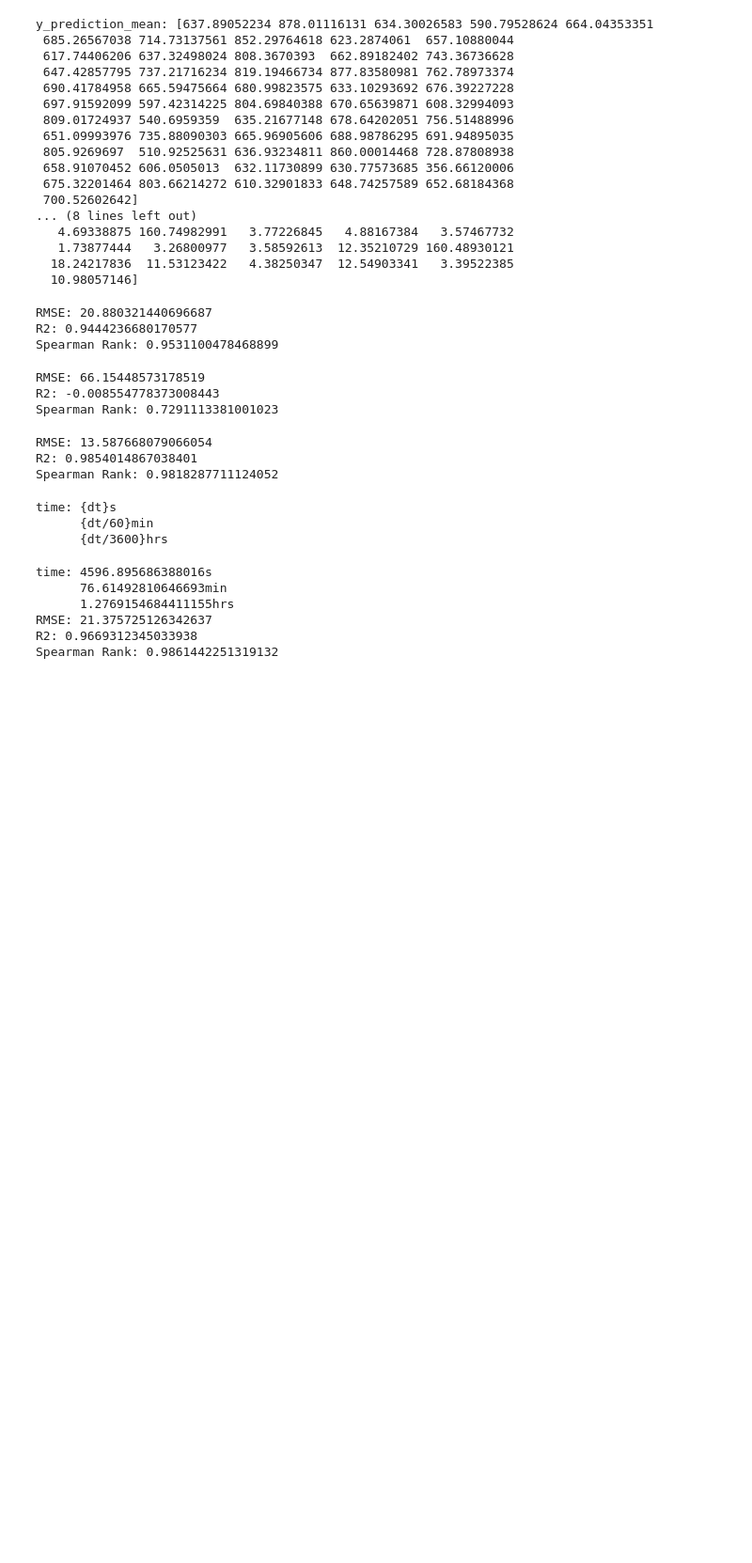
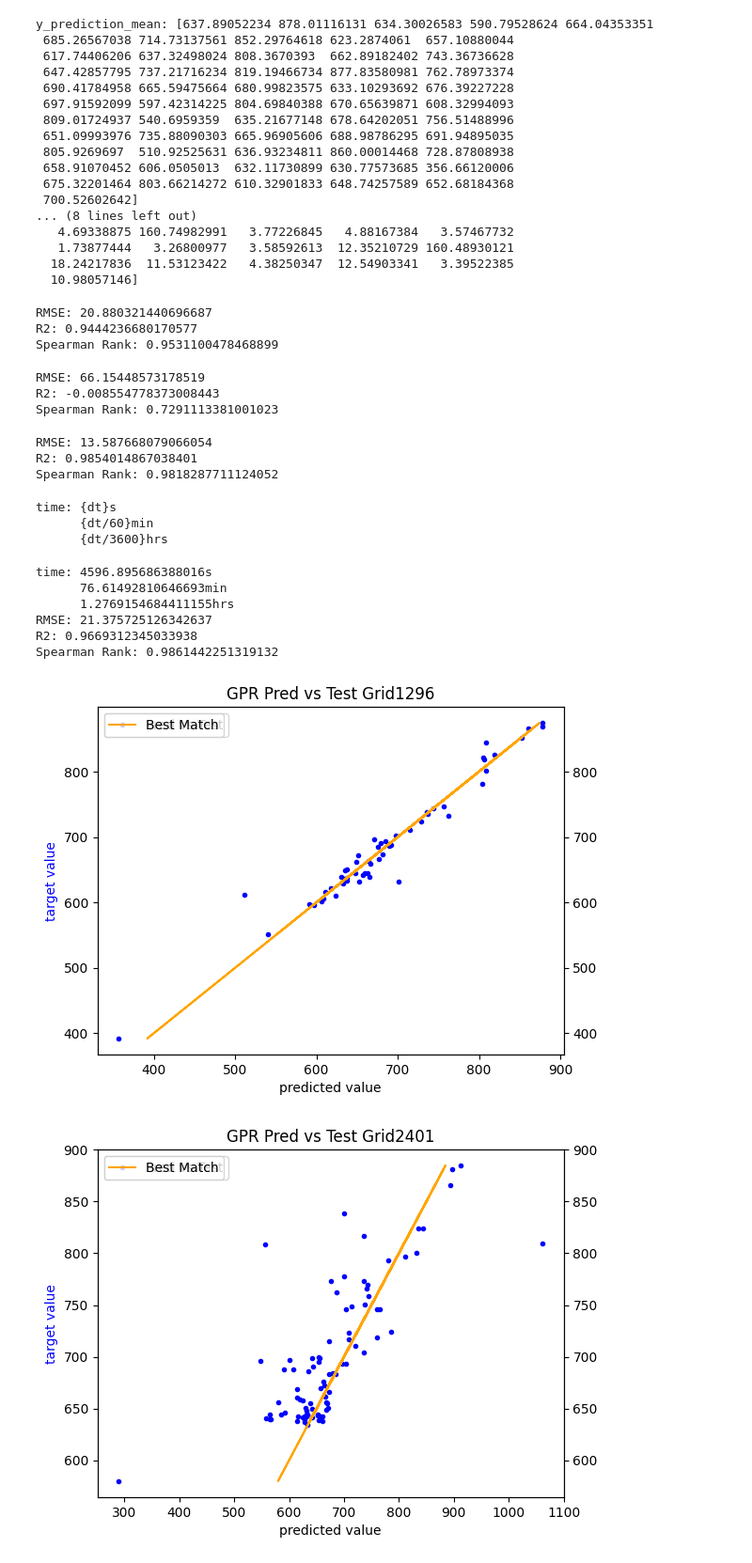
Before and after one commit to rstrickstrock/ML_density-model, a Jupyter notebook: 02.5_GaussianProcess/00_GP-test.ipynb, the cells around one changed output. Shown: that part at 94% size. Drawn from its saved outputs; the diff is of its cells as text; code cells hidden in the pictures; blank space fills up the shorter version.

Commit message:
plotted some graphs

```diff
--- a/02.5_GaussianProcess/00_GP-test.ipynb
+++ b/02.5_GaussianProcess/00_GP-test.ipynb
@@ -20,7 +20,7 @@ Y_1296 = data1296['density']
 #print(f'{X_1296}')
 #print(f'{Y_1296}')
 # %%
-X_train, X_test, Y_train, Y_test = train_test_split(X_1296, Y_1296, test_size=0.05, random_state=29)
+X_train_1296, X_test_1296, Y_train_1296, Y_test_1296 = train_test_split(X_1296, Y_1296, test_size=0.05, random_state=29)
 # %%
 kernel = 1 * RBF(length_scale=1.0, length_scale_bounds=(1e-2, 1e2))
 n_restarts = 9
@@ -176,3 +176,65 @@ pickle.dump(model1296, open('trained_model1296.sav', 'wb'))
 pickle.dump(model2401, open('trained_model2401.sav', 'wb'))
 pickle.dump(modelSobol1, open('trained_modelSobol1.sav', 'wb'))
 pickle.dump(modelSobol2, open('trained_modelSobol2.sav', 'wb'))
+# %%
+## Grid Sampling 1296
+fig, ax1 = plt.subplots()
+ax1.plot(Y_prediction1296_mean, Y_test_1296, '.', color='blue', label='Pred vs Test')
+ax1.set_xlabel('predicted value')
+ax1.set_ylabel('target value', color='blue')
+plt.legend()
+plt.title('GPR Pred vs Test Grid1296')
+
+ax2 = ax1.twinx()
+ax2.plot(Y_test_1296, Y_test_1296, '-', color='orange', label='Best Match')
+plt.legend()
+
+plt.show()
+
+
+## Grid Sampling 2401
+fig, ax1 = plt.subplots()
+ax1.plot(Y_prediction2401_mean, Y_test_2401, '.', color='blue', label='Pred vs Test')
+ax1.set_xlabel('predicted value')
+ax1.set_ylabel('target value', color='blue')
+plt.legend()
+plt.title('GPR Pred vs Test Grid2401')
+
+ax2 = ax1.twinx()
+ax2.plot(Y_test_2401, Y_test_2401, '-', color='orange', label='Best Match')
+plt.legend()
+
+plt.show()
+
+
+## Grid Sampling Sobol1
+fig, ax1 = plt.subplots()
+ax1.plot(Y_predictionSobol1_mean, Y_test_Sobol1, '.', color='blue', label='Pred vs Test')
+ax1.set_xlabel('predicted value')
+ax1.set_ylabel('target value', color='blue')
+plt.legend()
+plt.title('GPR Pred vs Test Sobol1')
+
+ax2 = ax1.twinx()
+ax2.plot(Y_test_Sobol1, Y_test_Sobol1, '-', color='orange', label='Best Match')
+plt.legend()
+
+plt.show()
+
+
+## Grid Sampling Sobol2
+fig, ax1 = plt.subplots()
+ax1.plot(Y_predictionSobol2_mean, Y_test_Sobol2, '.', color='blue', label='Pred vs Test')
+ax1.set_xlabel('predicted value')
+ax1.set_ylabel('target value', color='blue')
+plt.legend()
+plt.title('GPR Pred vs Test Sobol2')
+
+ax2 = ax1.twinx()
+ax2.plot(Y_test_Sobol2, Y_test_Sobol2, '-', color='orange', label='Best Match')
+plt.legend()
+
+plt.show()
+# %% [output]
+[figure, added]
+[figure, added]
```
Also changed, not shown: parts of 1 cell of this notebook.
